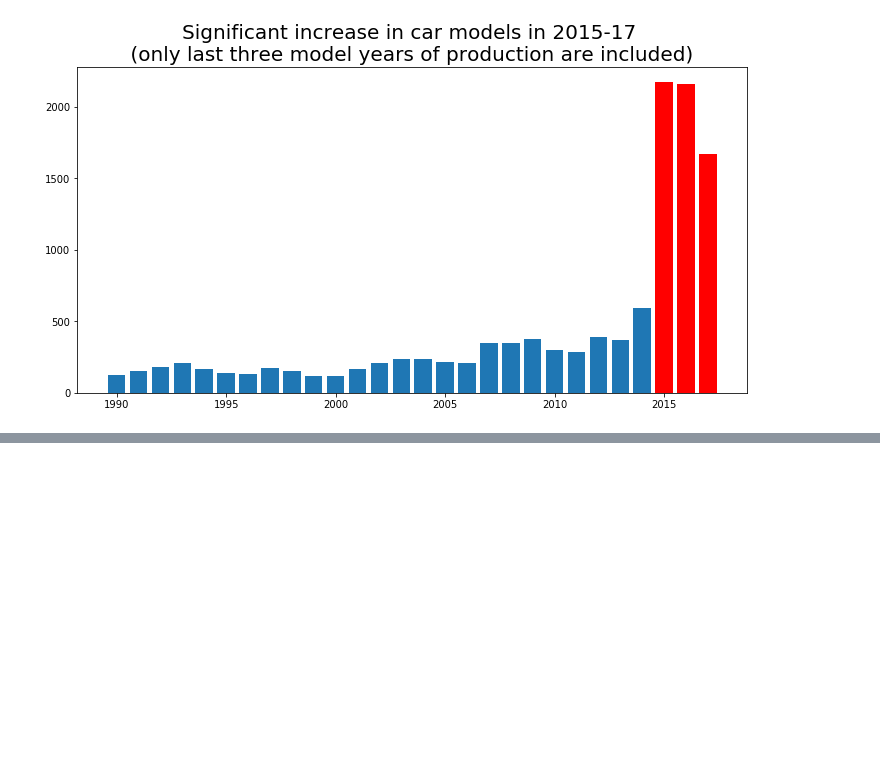
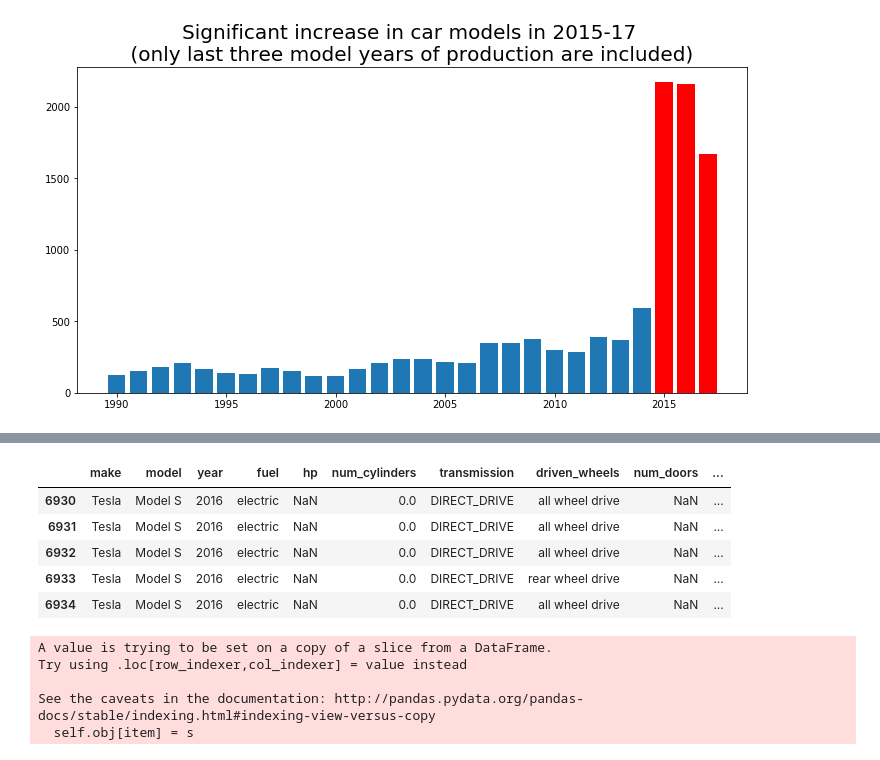
Before and after one commit to wkarney/newcars, a Jupyter notebook: EDA.ipynb, the cells around one changed output, grey strips where cells are left out. Saved outputs shown, nothing was run; the diff lists cells and outputs as text; code cells hidden in the pictures; blank space fills up the shorter version.

Commit message:
data cleaning and basic regression init

```diff
--- a/EDA.ipynb
+++ b/EDA.ipynb
@@ -56,0 +241,3 @@ plt.title("Significant increase in car models in 2015-17 \n (only last three mod
+# %%
+current_cars = cars[cars['year'].isin([2015,2016,2017])]
+current_cars['year'].value_counts()
@@ -56,0 +269,18 @@ plt.title("Significant increase in car models in 2015-17 \n (only last three mod
+# %%
+# Let's inspect the nulls
+current_cars[current_cars['num_doors'].isna()]
+# %% [output]
+|  | make | model | year | fuel | hp | num_cylinders | transmission | driven_wheels | num_doors | ... |
+| 6930 | Tesla | Model S | 2016 | electric | NaN | 0.0 | DIRECT_DRIVE | all wheel drive | NaN | ... |
+| 6931 | Tesla | Model S | 2016 | electric | NaN | 0.0 | DIRECT_DRIVE | all wheel drive | NaN | ... |
+| 6932 | Tesla | Model S | 2016 | electric | NaN | 0.0 | DIRECT_DRIVE | all wheel drive | NaN | ... |
+| 6933 | Tesla | Model S | 2016 | electric | NaN | 0.0 | DIRECT_DRIVE | rear wheel drive | NaN | ... |
+| 6934 | Tesla | Model S | 2016 | electric | NaN | 0.0 | DIRECT_DRIVE | all wheel drive | NaN | ... |
+# %%
+current_cars.loc[(current_cars['num_doors'].isna()),'num_doors'] = 4.0
+# %% [output]
+A value is trying to be set on a copy of a slice from a DataFrame.
+Try using .loc[row_indexer,col_indexer] = value instead
+
+See the caveats in the documentation: http://pandas.pydata.org/pandas-docs/stable/indexing.html#indexing-view-versus-copy
+  self.obj[item] = s
```
Also changed, not shown: parts of 26 cells of this notebook, 3 other files.
